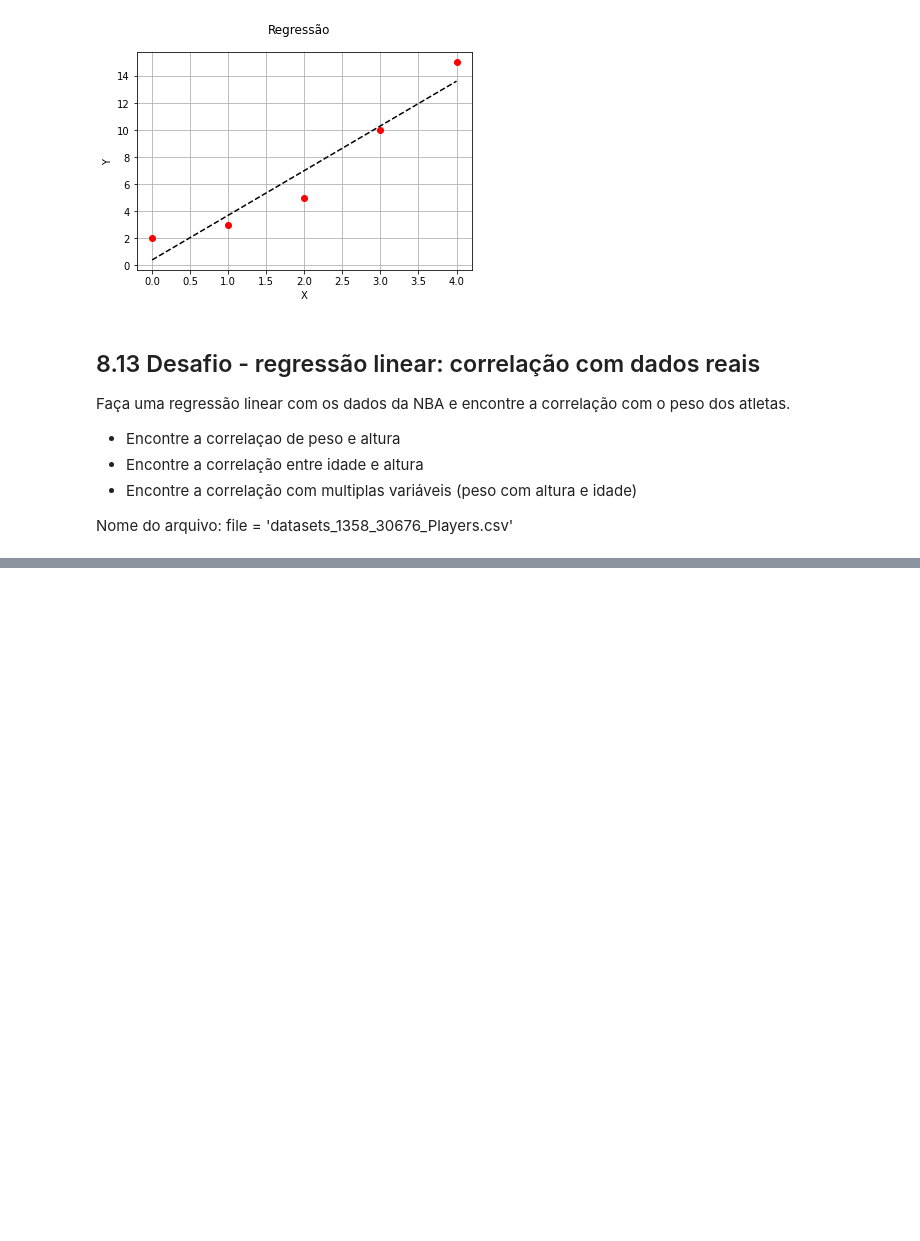
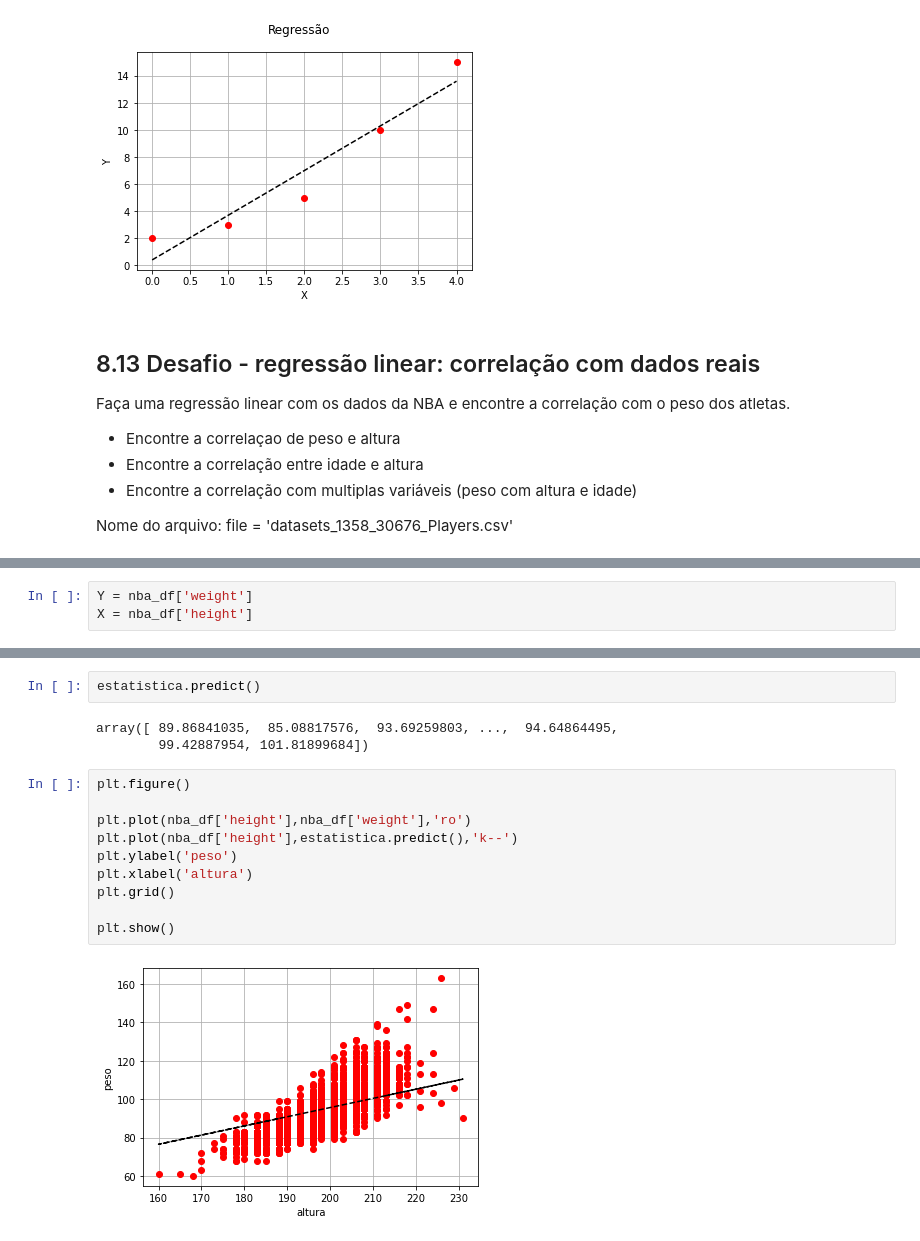
Before and after one commit to gabriel-apereira/cursos-realizados, a Jupyter notebook: python-para-engeheiros-e-cientista-basico-ao-avançado/Notebooks/8 - Fundamento Pandas.ipynb, the cells around one changed output, grey strips where cells are left out. Drawn from its saved outputs; the diff is of its cells as text; blank space fills up the shorter version.

```diff
--- a/python-para-engeheiros-e-cientista-basico-ao-avançado/Notebooks/8 - Fundamento Pandas.ipynb
+++ b/python-para-engeheiros-e-cientista-basico-ao-avançado/Notebooks/8 - Fundamento Pandas.ipynb
@@ -1379,0 +1415,3 @@ Nome do arquivo: file = 'datasets_1358_30676_Players.csv'
+# %%
+Y = nba_df['weight']
+X = nba_df['height']
@@ -1379,0 +1445,17 @@ Nome do arquivo: file = 'datasets_1358_30676_Players.csv'
+# %%
+estatistica.predict()
+# %% [output]
+array([ 89.86841035,  85.08817576,  93.69259803, ...,  94.64864495,
+        99.42887954, 101.81899684])
+# %%
+plt.figure()
+
+plt.plot(nba_df['height'],nba_df['weight'],'ro')
+plt.plot(nba_df['height'],estatistica.predict(),'k--')
+plt.ylabel('peso')
+plt.xlabel('altura')
+plt.grid()
+
+plt.show()
+# %% [output]
+[figure, added]
```
Also changed, not shown: parts of 15 cells of this notebook.
